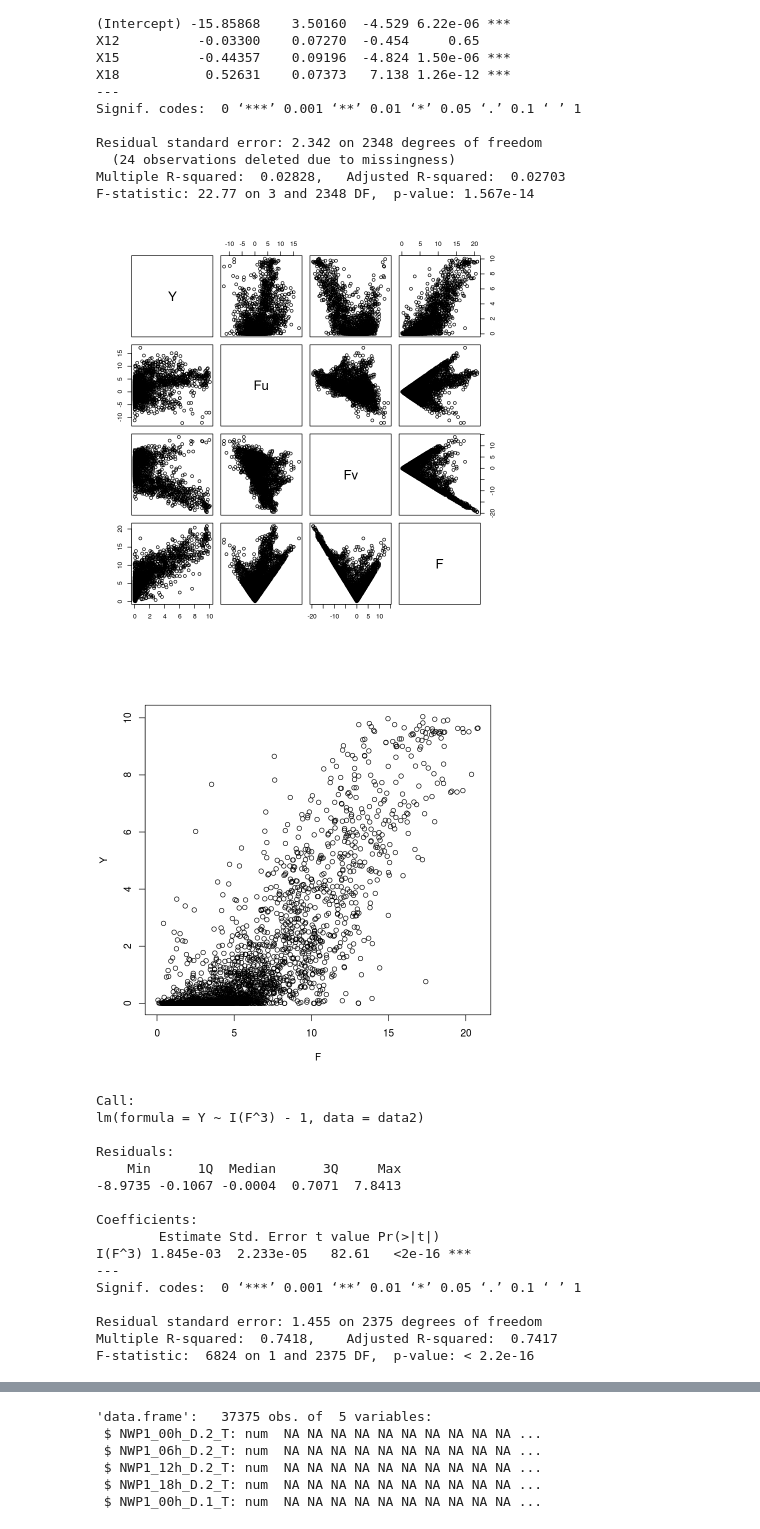
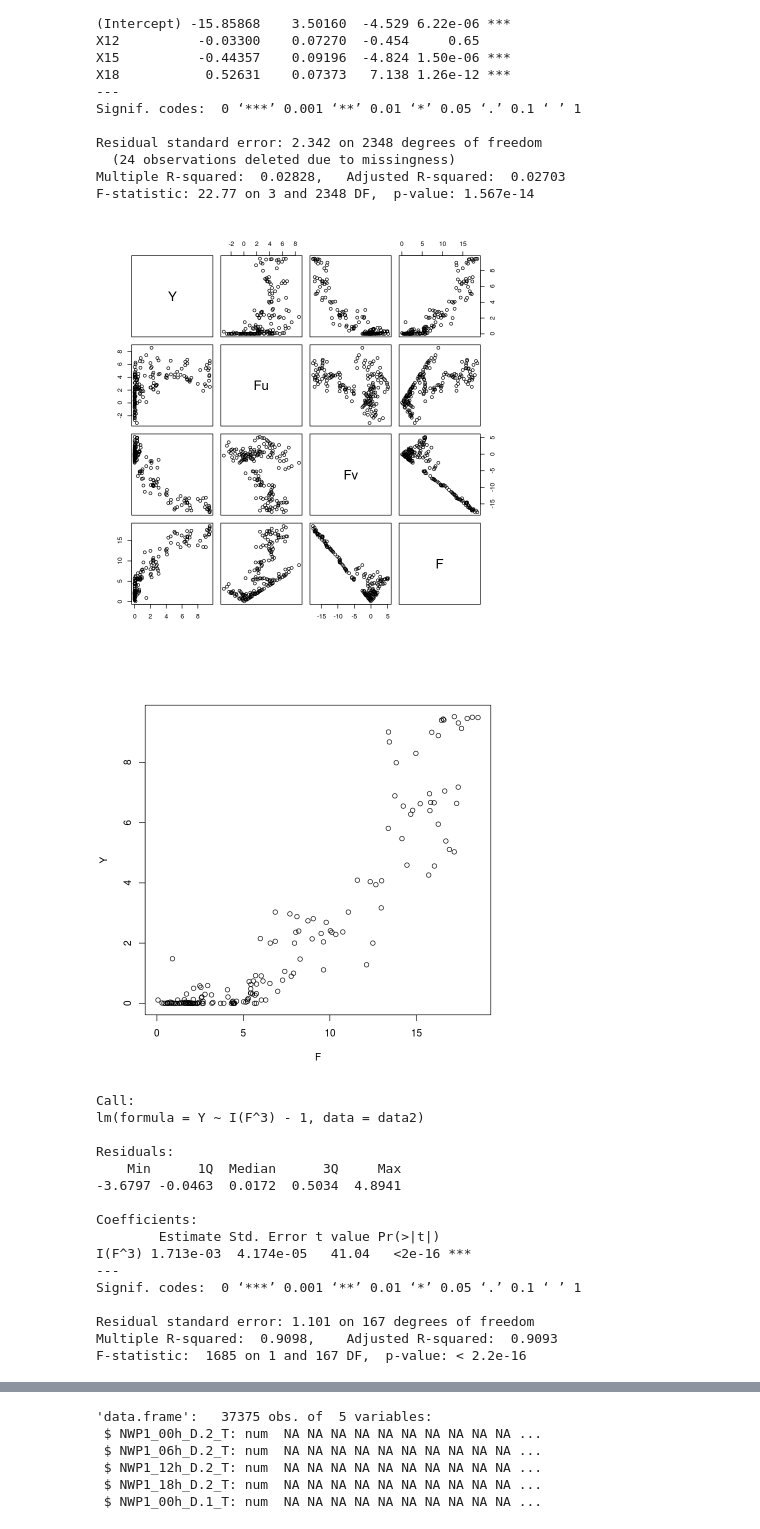
Before and after one commit to luc-dubreuil/GestionDeProjet4A, a Jupyter notebook: Travail/Luc/Tests.ipynb, the cells around one changed output, grey strips where cells are left out. Drawn from its saved outputs; the diff is of its cells as text; code cells hidden in the pictures.

```diff
--- a/Travail/Luc/Tests.ipynb
+++ b/Travail/Luc/Tests.ipynb
@@ -98,29 +98,29 @@ F-statistic: 22.77 on 3 and 2348 DF,  p-value: 1.567e-14
 # %%
 data2 <- cbind(Y = Y_train$Production, X_train[ ,c(19,20)])
 names(data2) <- c("Y", "Fu", "Fv")
 data2$F <- sqrt(data2$Fu^2+data2$Fv^2)
-subset <- 48:2423
+subset <- 25:192
 data2 <- data2[subset, ]
 pairs(data2)
 with(data = data2, plot(Y ~ F))
 plot(log(data2$Y+0.01) ~ log(data2$F+0.01))
 summary(lm(Y~I(F^3)-1, data = data2))
 # %% [output]
-[figure, old version]
+[figure, new version]
-[figure, old version]
+[figure, new version]
 Call:
 lm(formula = Y ~ I(F^3) - 1, data = data2)
 
 Residuals:
     Min      1Q  Median      3Q     Max
--8.9735 -0.1067 -0.0004  0.7071  7.8413
+-3.6797 -0.0463  0.0172  0.5034  4.8941
 
 Coefficients:
         Estimate Std. Error t value Pr(>|t|)
-I(F^3) 1.845e-03  2.233e-05   82.61   <2e-16 ***
+I(F^3) 1.713e-03  4.174e-05   41.04   <2e-16 ***
 ---
 Signif. codes:  0 ‘***’ 0.001 ‘**’ 0.01 ‘*’ 0.05 ‘.’ 0.1 ‘ ’ 1
 
-Residual standard error: 1.455 on 2375 degrees of freedom
-Multiple R-squared:  0.7418,    Adjusted R-squared:  0.7417
-F-statistic:  6824 on 1 and 2375 DF,  p-value: < 2.2e-16
+Residual standard error: 1.101 on 167 degrees of freedom
+Multiple R-squared:  0.9098,    Adjusted R-squared:  0.9093
+F-statistic:  1685 on 1 and 167 DF,  p-value: < 2.2e-16
```
Also changed, not shown: parts of 21 cells of this notebook.
